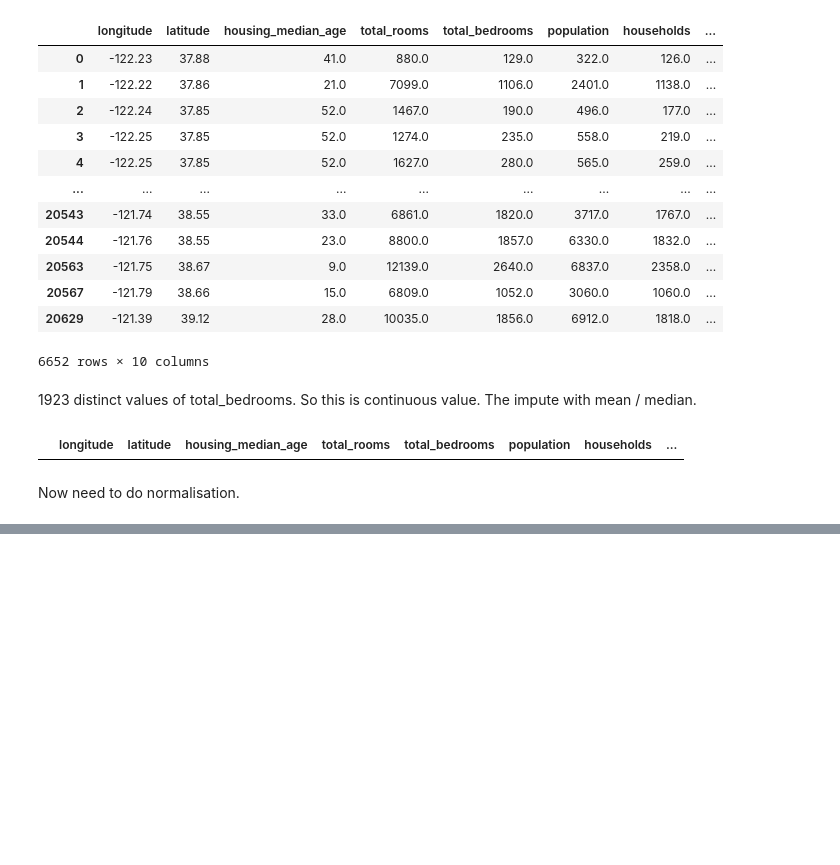
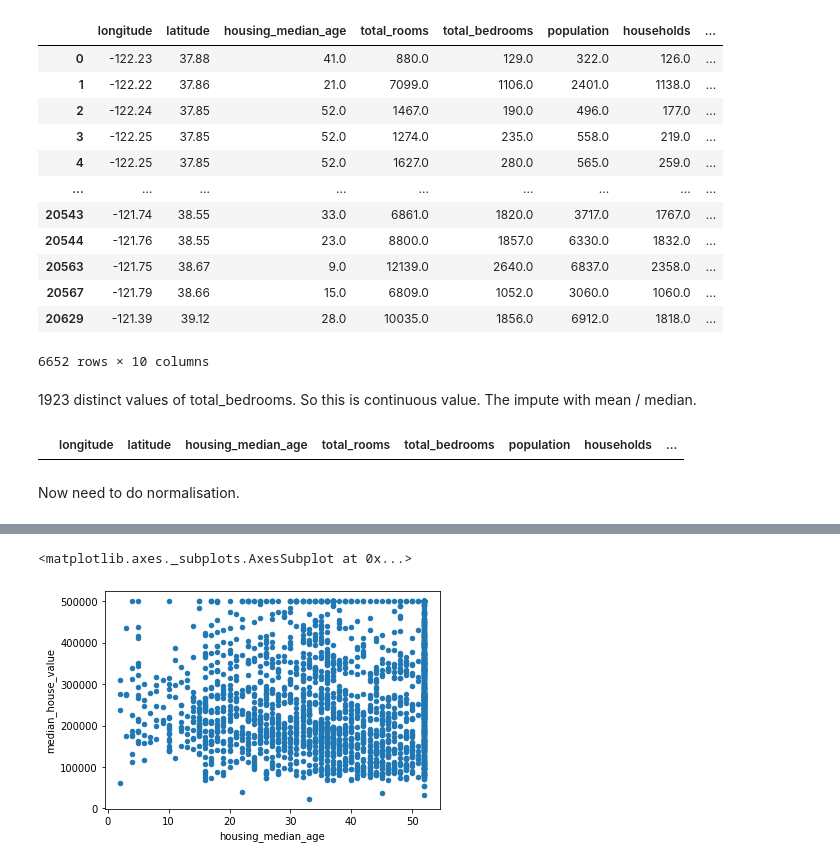
Before and after one commit to arindamdeyofficial/houseprediction, a Jupyter notebook: houseprediction.ipynb, the cells around one changed output, grey strips where cells are left out. Drawn from its saved outputs; the diff is of its cells as text; code cells hidden in the pictures; blank space fills up the shorter version.

```diff
--- a/houseprediction.ipynb
+++ b/houseprediction.ipynb
@@ -134,0 +230,5 @@ Now need to do normalisation.
+# %%
+dNearbay.plot.scatter('housing_median_age', 'median_house_value')
+# %% [output]
+<matplotlib.axes._subplots.AxesSubplot at 0x...>
+[figure, added]
```
Also changed, not shown: parts of 19 cells of this notebook.
